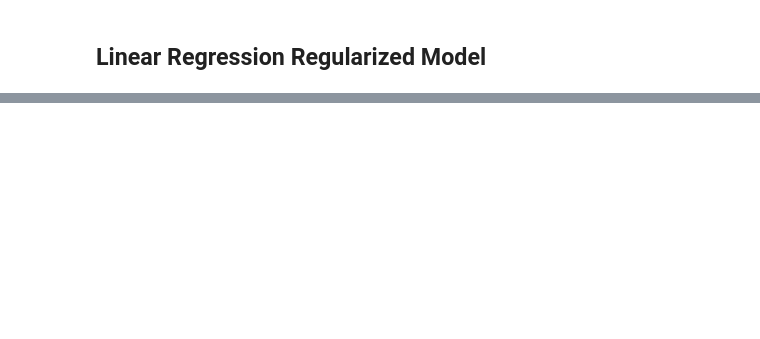
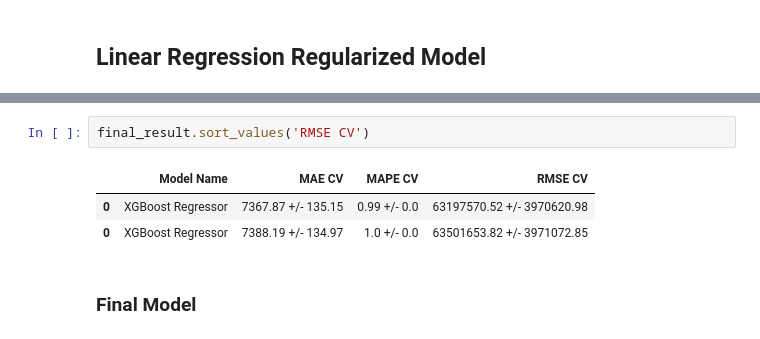
Before and after one commit to LucasK29/DataScience_Em_Producao, a Jupyter notebook: notebooks/modulo07_ machine_learning_modelling.ipynb, the cells around one changed output, grey strips where cells are left out. Cells and saved outputs as stored; diff of their text form; blank space fills up the shorter version.

```diff
--- a/notebooks/modulo07_ machine_learning_modelling.ipynb
+++ b/notebooks/modulo07_ machine_learning_modelling.ipynb
@@ -1126,0 +1419,8 @@ baseline_result
+# %%
+final_result.sort_values('RMSE CV')
+# %% [output]
+|  | Model Name | MAE CV | MAPE CV | RMSE CV |
+| 0 | XGBoost Regressor | 7367.87 +/- 135.15 | 0.99 +/- 0.0 | 63197570.52 +/- 3970620.98 |
+| 0 | XGBoost Regressor | 7388.19 +/- 134.97 | 1.0 +/- 0.0 | 63501653.82 +/- 3971072.85 |
+# %% [markdown]
+### Final Model
```
Also changed, not shown: parts of 37 cells of this notebook.
